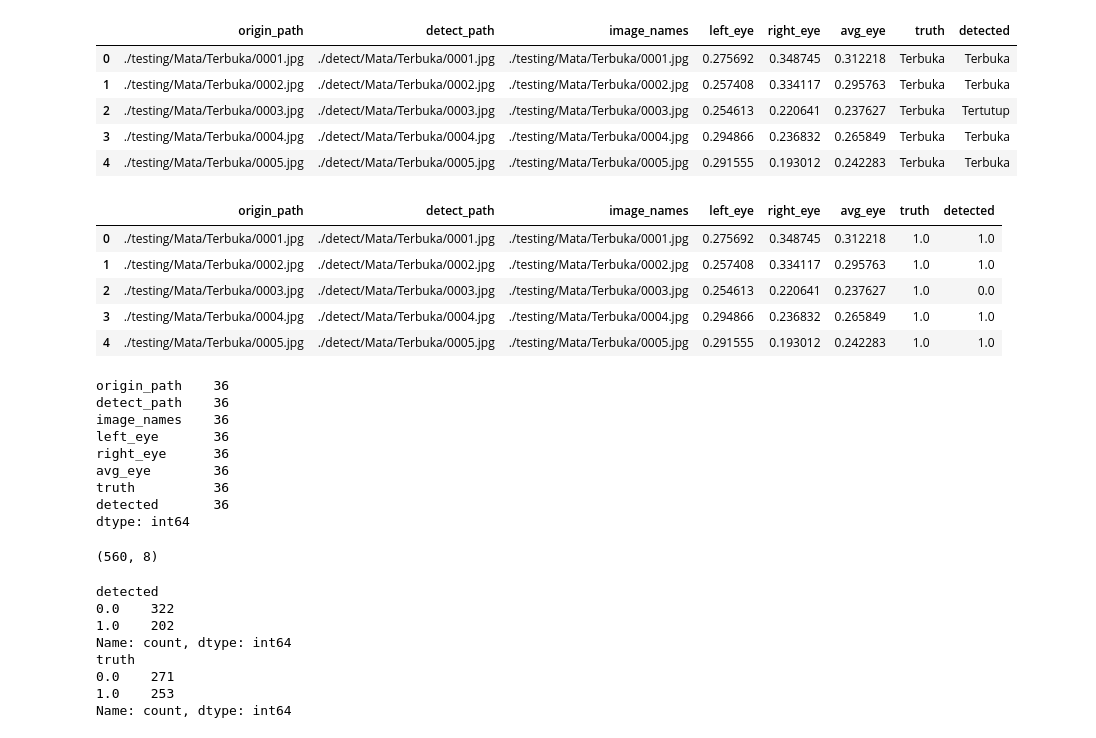
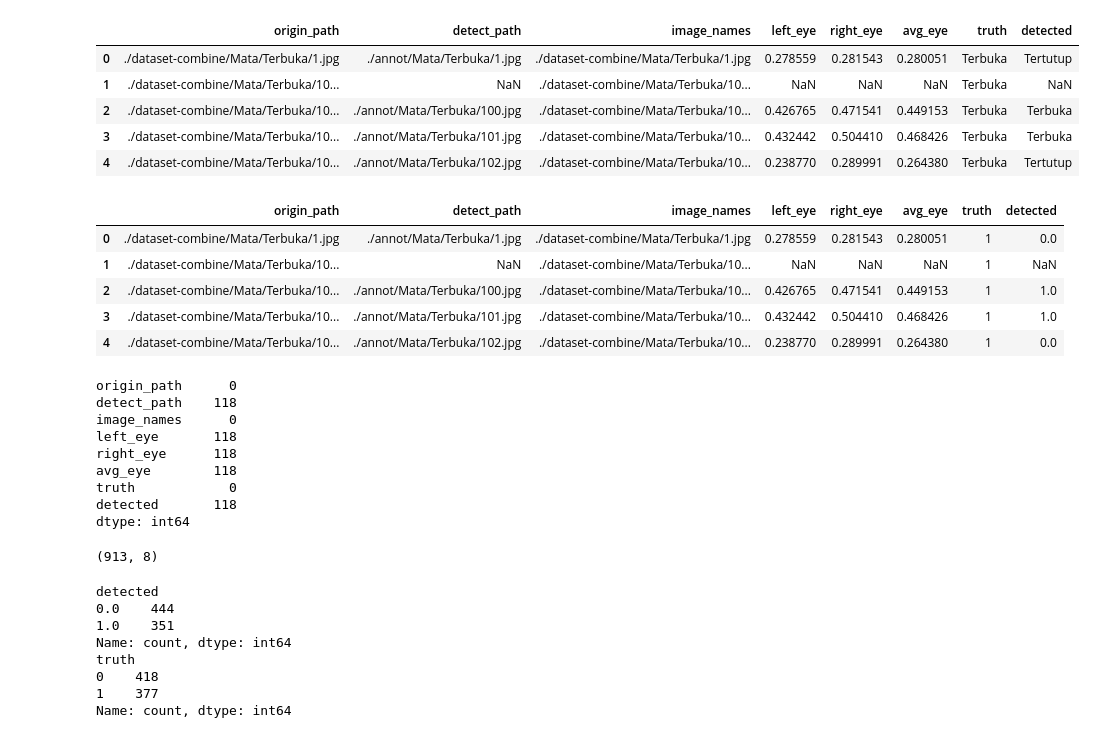
Before and after one commit to whisnumurtyga/diware-levelup, a Jupyter notebook: analysis-result.ipynb, the cells around one changed output. Saved outputs shown, nothing was run; the diff lists cells and outputs as text; code cells hidden in the pictures.

```diff
--- a/analysis-result.ipynb
+++ b/analysis-result.ipynb
@@ -2,15 +2,15 @@
 import pandas as pd
 import numpy as np
 # %%
-df = pd.read_csv('result-detection.csv')
+df = pd.read_csv('result-detection2.csv')
 df.head()
 # %% [output]
 |  | origin_path | detect_path | image_names | left_eye | right_eye | avg_eye | truth | detected |
-| 0 | ./testing/Mata/Terbuka/0001.jpg | ./detect/Mata/Terbuka/0001.jpg | ./testing/Mata/Terbuka/0001.jpg | 0.275692 | 0.348745 | 0.312218 | Terbuka | Terbuka |
-| 1 | ./testing/Mata/Terbuka/0002.jpg | ./detect/Mata/Terbuka/0002.jpg | ./testing/Mata/Terbuka/0002.jpg | 0.257408 | 0.334117 | 0.295763 | Terbuka | Terbuka |
-| 2 | ./testing/Mata/Terbuka/0003.jpg | ./detect/Mata/Terbuka/0003.jpg | ./testing/Mata/Terbuka/0003.jpg | 0.254613 | 0.220641 | 0.237627 | Terbuka | Tertutup |
-| 3 | ./testing/Mata/Terbuka/0004.jpg | ./detect/Mata/Terbuka/0004.jpg | ./testing/Mata/Terbuka/0004.jpg | 0.294866 | 0.236832 | 0.265849 | Terbuka | Terbuka |
-| 4 | ./testing/Mata/Terbuka/0005.jpg | ./detect/Mata/Terbuka/0005.jpg | ./testing/Mata/Terbuka/0005.jpg | 0.291555 | 0.193012 | 0.242283 | Terbuka | Terbuka |
+| 0 | ./dataset-combine/Mata/Terbuka/1.jpg | ./annot/Mata/Terbuka/1.jpg | ./dataset-combine/Mata/Terbuka/1.jpg | 0.278559 | 0.281543 | 0.280051 | Terbuka | Tertutup |
+| 1 | ./dataset-combine/Mata/Terbuka/10... | NaN | ./dataset-combine/Mata/Terbuka/10... | NaN | NaN | NaN | Terbuka | NaN |
+| 2 | ./dataset-combine/Mata/Terbuka/10... | ./annot/Mata/Terbuka/100.jpg | ./dataset-combine/Mata/Terbuka/10... | 0.426765 | 0.471541 | 0.449153 | Terbuka | Terbuka |
+| 3 | ./dataset-combine/Mata/Terbuka/10... | ./annot/Mata/Terbuka/101.jpg | ./dataset-combine/Mata/Terbuka/10... | 0.432442 | 0.504410 | 0.468426 | Terbuka | Terbuka |
+| 4 | ./dataset-combine/Mata/Terbuka/10... | ./annot/Mata/Terbuka/102.jpg | ./dataset-combine/Mata/Terbuka/10... | 0.238770 | 0.289991 | 0.264380 | Terbuka | Tertutup |
 # %%
 def replace_label(val):
     if val == 'Terbuka':
@@ -26,37 +26,44 @@ df['detected'] = df['detected'].apply(replace_label)
 df.head()
 # %% [output]
 |  | origin_path | detect_path | image_names | left_eye | right_eye | avg_eye | truth | detected |
-| 0 | ./testing/Mata/Terbuka/0001.jpg | ./detect/Mata/Terbuka/0001.jpg | ./testing/Mata/Terbuka/0001.jpg | 0.275692 | 0.348745 | 0.312218 | 1.0 | 1.0 |
-| 1 | ./testing/Mata/Terbuka/0002.jpg | ./detect/Mata/Terbuka/0002.jpg | ./testing/Mata/Terbuka/0002.jpg | 0.257408 | 0.334117 | 0.295763 | 1.0 | 1.0 |
-| 2 | ./testing/Mata/Terbuka/0003.jpg | ./detect/Mata/Terbuka/0003.jpg | ./testing/Mata/Terbuka/0003.jpg | 0.254613 | 0.220641 | 0.237627 | 1.0 | 0.0 |
-| 3 | ./testing/Mata/Terbuka/0004.jpg | ./detect/Mata/Terbuka/0004.jpg | ./testing/Mata/Terbuka/0004.jpg | 0.294866 | 0.236832 | 0.265849 | 1.0 | 1.0 |
-| 4 | ./testing/Mata/Terbuka/0005.jpg | ./detect/Mata/Terbuka/0005.jpg | ./testing/Mata/Terbuka/0005.jpg | 0.291555 | 0.193012 | 0.242283 | 1.0 | 1.0 |
+| 0 | ./dataset-combine/Mata/Terbuka/1.jpg | ./annot/Mata/Terbuka/1.jpg | ./dataset-combine/Mata/Terbuka/1.jpg | 0.278559 | 0.281543 | 0.280051 | 1 | 0.0 |
+| 1 | ./dataset-combine/Mata/Terbuka/10... | NaN | ./dataset-combine/Mata/Terbuka/10... | NaN | NaN | NaN | 1 | NaN |
+| 2 | ./dataset-combine/Mata/Terbuka/10... | ./annot/Mata/Terbuka/100.jpg | ./dataset-combine/Mata/Terbuka/10... | 0.426765 | 0.471541 | 0.449153 | 1 | 1.0 |
+| 3 | ./dataset-combine/Mata/Terbuka/10... | ./annot/Mata/Terbuka/101.jpg | ./dataset-combine/Mata/Terbuka/10... | 0.432442 | 0.504410 | 0.468426 | 1 | 1.0 |
+| 4 | ./dataset-combine/Mata/Terbuka/10... | ./annot/Mata/Terbuka/102.jpg | ./dataset-combine/Mata/Terbuka/10... | 0.238770 | 0.289991 | 0.264380 | 1 | 0.0 |
 # %%
 df.isnull().sum()
 # %% [output]
-origin_path    36
-detect_path    36
-image_names    36
-left_eye       36
-right_eye      36
-avg_eye        36
-truth          36
-detected       36
+origin_path      0
+detect_path    118
+image_names      0
+left_eye       118
+right_eye      118
+avg_eye        118
+truth            0
+detected       118
 dtype: int64
 # %%
 df.shape
 # %% [output]
-(560, 8)
+(913, 8)
 # %%
 df_clean = df.dropna()
+
+# Mendapatkan index baris yang di-drop
+dropped_indices = df.index.difference(df_clean.index)
+# Menampilkan baris yang di-drop
+dropped_rows = df.loc[dropped_indices]
+
+
 print(df_clean['detected'].value_counts())
 print(df_clean['truth'].value_counts())
 # %% [output]
 detected
-0.0    322
-1.0    202
+0.0    444
+1.0    351
 Name: count, dtype: int64
 truth
-0.0    271
-1.0    253
+0    418
+1    377
 Name: count, dtype: int64
```
Also changed, not shown: parts of 11 cells of this notebook, 8 other files.
